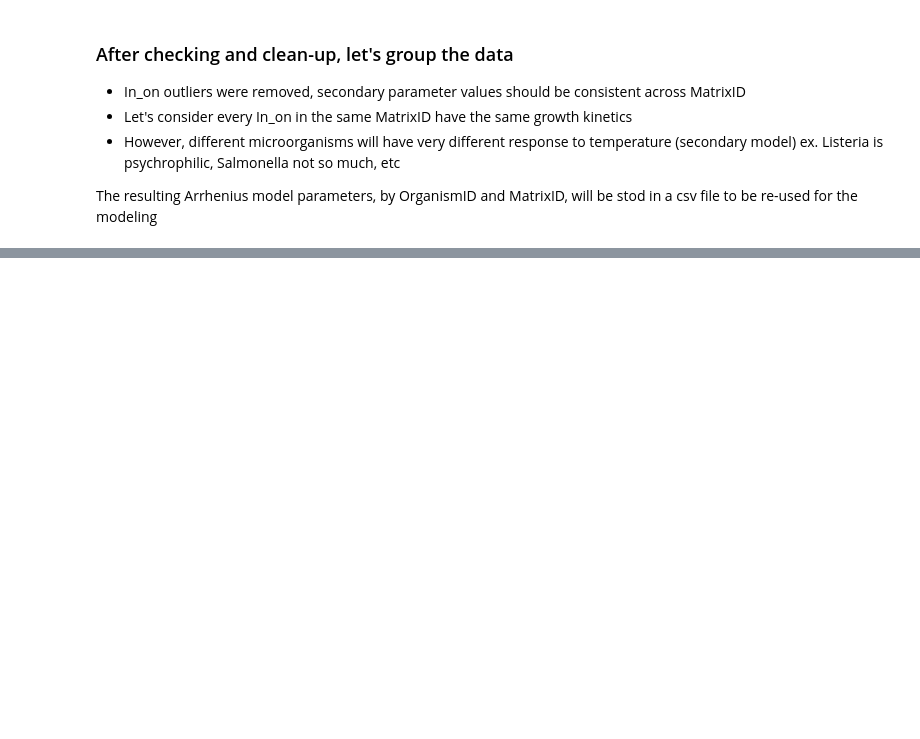
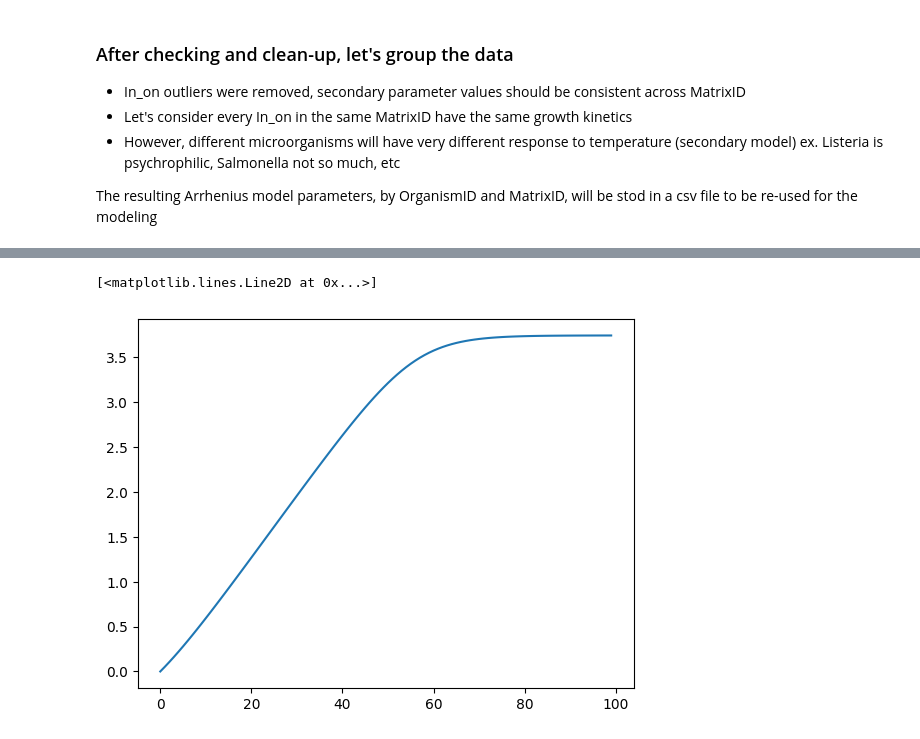
Before and after one commit to lulutinee/safer_food, a Jupyter notebook: notebooks/JYL_sandbox.ipynb, the cells around one changed output, grey strips where cells are left out. Drawn from its saved outputs; the diff is of its cells as text; code cells hidden in the pictures; blank space fills up the shorter version.

Commit message:
In JYL_sandbox, added code to compute models for lm, ss, ec, ta based on MatrixID, temperature, time. TODO : add initial concentration depending on bacteria (we just modeled growth fron N0=0)

```diff
--- a/notebooks/JYL_sandbox.ipynb
+++ b/notebooks/JYL_sandbox.ipynb
@@ -1677,0 +1688,35 @@ arrhenius_parameters
+# %%
+params = {
+    "matrixID": 'beef',
+    "temperature": 10,
+    "time": 96
+}
+# %%
+def get_arrhenius_params(params: dict, arrhenius_parameters):
+    matrix_id = params.get("matrixID")
+
+    if matrix_id is None:
+        raise ValueError("Parameter 'matrixID' is missing")
+
+    # Filtrage
+    df_filtered = arrhenius_parameters[
+        arrhenius_parameters["MatrixID"] == matrix_id
+    ]
+
+    # Vérifications
+    if df_filtered.empty:
+        raise ValueError(f"MatrixID '{matrix_id}' not found in arrhenius_parameters")
+    if df_filtered.duplicated(subset=["OrganismID"]).any():
+        raise ValueError(f"Duplicate OrganismID entries for MatrixID '{matrix_id}'")
+
+    # Colonnes à récupérer
+    cols = ["Initial Value", "Lag", "Maximum Rate", "Final Value"]
+
+    # Construction d’un dictionnaire par OrganismID
+    result = (
+        df_filtered
+        .set_index("OrganismID")[cols]
+        .to_dict(orient="index")
+    )
+
+    return result
@@ -1677,0 +1841,6 @@ arrhenius_parameters
+# %%
+# 1) récupérer les paramètres secondaires (par OrganismID)
+organism_secondary_params = get_arrhenius_params(params, arrhenius_parameters)
+
+# 2) prédire
+predictions = predict_for_all_organisms(params, organism_secondary_params)
@@ -1677,0 +1898,5 @@ arrhenius_parameters
+# %%
+plt.plot(predictions['ta'])
+# %% [output]
+[<matplotlib.lines.Line2D at 0x...>]
+[figure, added]
```
Also changed, not shown: parts of 7 cells of this notebook, 3 other files.
